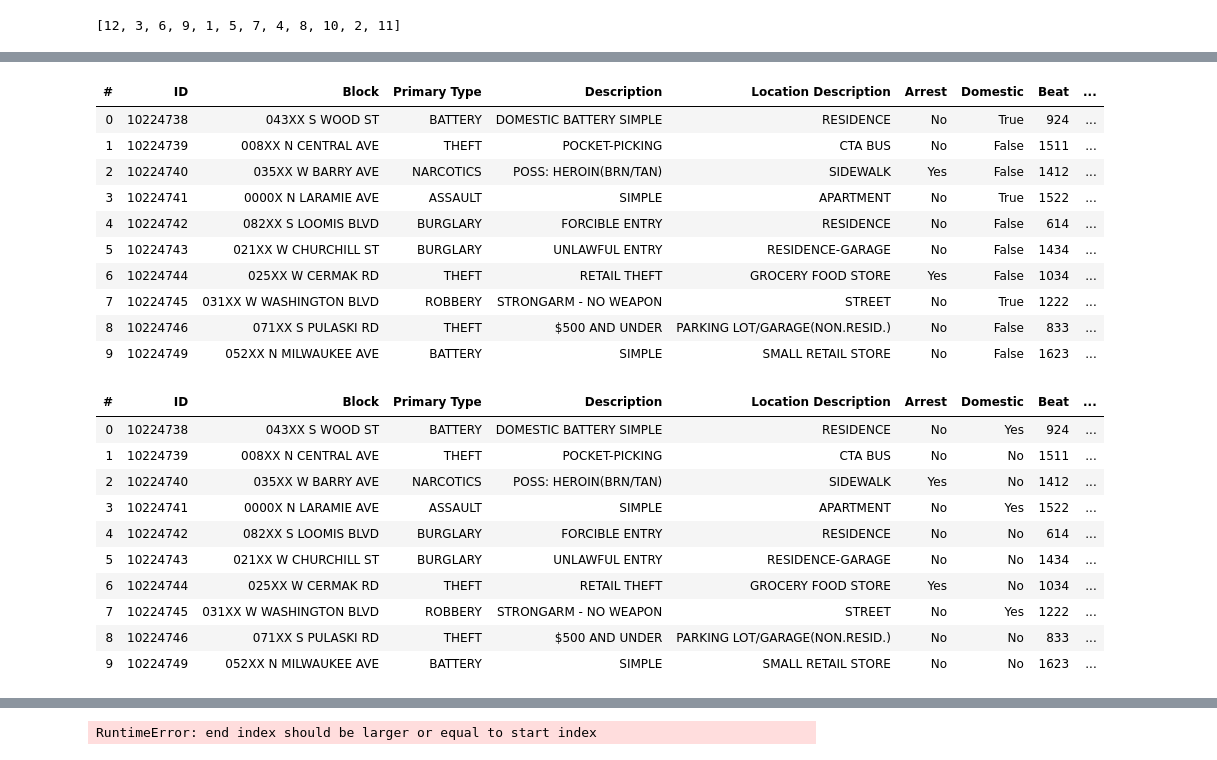
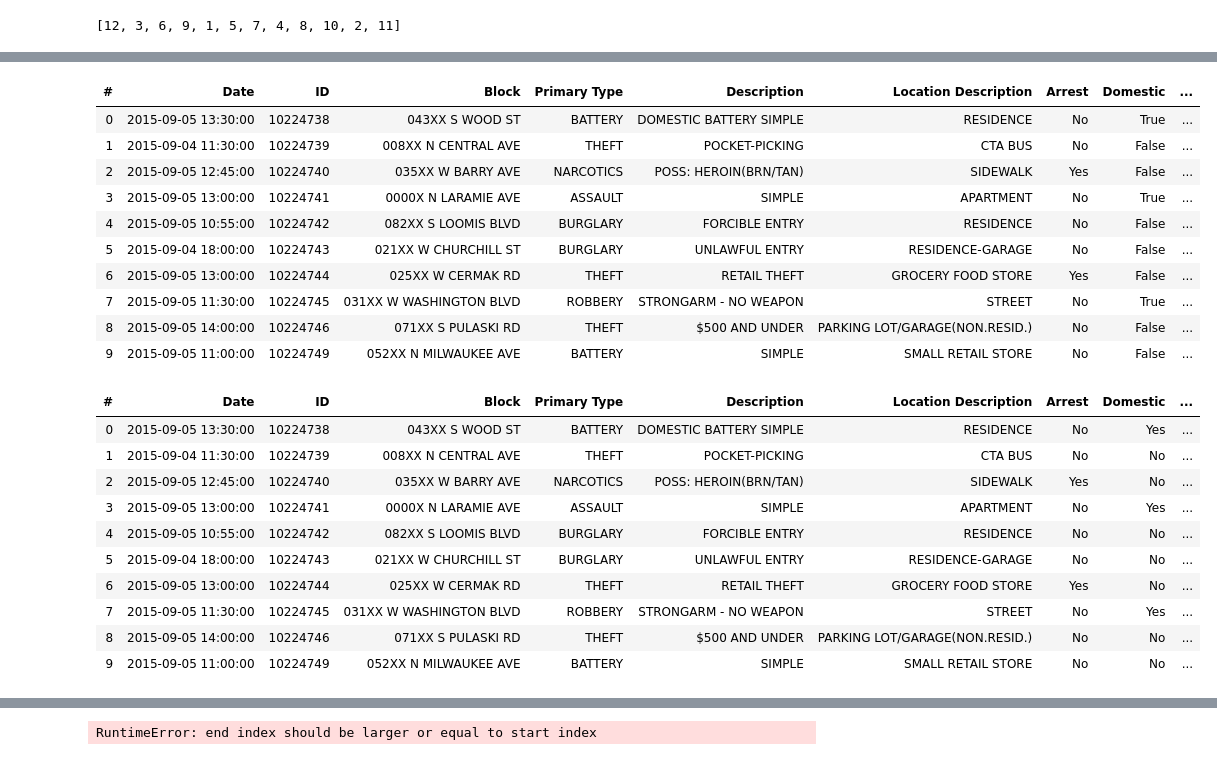
Before and after one commit to Vamshi900/crime_data_visualtion, a Jupyter notebook: crime_files/demo.ipynb, the cells around one changed output, grey strips where cells are left out. Saved outputs shown, nothing was run; the diff lists cells and outputs as text; code cells hidden in the pictures.

```diff
--- a/crime_files/demo.ipynb
+++ b/crime_files/demo.ipynb
@@ -2,5 +2,5 @@
 import vaex as vx
 # %%
 
-data_frame = vx.open("dataset/cleaned_2010.hdf5")
+data_frame = vx.open("./dataset/crime_hdf5/*.hdf5")
 # %%
@@ -19,0 +18,3 @@ data_frame.head()
+# %%
+to_drop=['Date.1','IUCR','X Coordinate','Y Coordinate','Updated On','Ward','Case Number','Community Area' ]
+data_frame.drop(to_drop, inplace=True)
@@ -19,0 +23,3 @@ data_frame.head()
+# %%
+# drop Location column
+data_frame.drop('FBI Code', inplace=True)
@@ -42,30 +97,30 @@ data_frame.head()
 # %%
-data_frame["Arrest"] = data_frame.Arrest.map({'yes': 'Yes', 'no': 'No'})
+data_frame['Arrest'] = data_frame['Arrest'].map({True: 'Yes', False: 'No'})
 data_frame.head()
 # %% [output]
-| # | ID | Block | Primary Type | Description | Location Description | Arrest | Domestic | Beat | ... |
-| 0 | 10224738 | 043XX S WOOD ST | BATTERY | DOMESTIC BATTERY SIMPLE | RESIDENCE | No | True | 924 | ... |
-| 1 | 10224739 | 008XX N CENTRAL AVE | THEFT | POCKET-PICKING | CTA BUS | No | False | 1511 | ... |
-| 2 | 10224740 | 035XX W BARRY AVE | NARCOTICS | POSS: HEROIN(BRN/TAN) | SIDEWALK | Yes | False | 1412 | ... |
-| 3 | 10224741 | 0000X N LARAMIE AVE | ASSAULT | SIMPLE | APARTMENT | No | True | 1522 | ... |
-| 4 | 10224742 | 082XX S LOOMIS BLVD | BURGLARY | FORCIBLE ENTRY | RESIDENCE | No | False | 614 | ... |
-| 5 | 10224743 | 021XX W CHURCHILL ST | BURGLARY | UNLAWFUL ENTRY | RESIDENCE-GARAGE | No | False | 1434 | ... |
-| 6 | 10224744 | 025XX W CERMAK RD | THEFT | RETAIL THEFT | GROCERY FOOD STORE | Yes | False | 1034 | ... |
-| 7 | 10224745 | 031XX W WASHINGTON BLVD | ROBBERY | STRONGARM - NO WEAPON | STREET | No | True | 1222 | ... |
-| 8 | 10224746 | 071XX S PULASKI RD | THEFT | $500 AND UNDER | PARKING LOT/GARAGE(NON.RESID.) | No | False | 833 | ... |
-| 9 | 10224749 | 052XX N MILWAUKEE AVE | BATTERY | SIMPLE | SMALL RETAIL STORE | No | False | 1623 | ... |
+| # | Date | ID | Block | Primary Type | Description | Location Description | Arrest | Domestic | ... |
+| 0 | 2015-09-05 13:30:00 | 10224738 | 043XX S WOOD ST | BATTERY | DOMESTIC BATTERY SIMPLE | RESIDENCE | No | True | ... |
+| 1 | 2015-09-04 11:30:00 | 10224739 | 008XX N CENTRAL AVE | THEFT | POCKET-PICKING | CTA BUS | No | False | ... |
+| 2 | 2015-09-05 12:45:00 | 10224740 | 035XX W BARRY AVE | NARCOTICS | POSS: HEROIN(BRN/TAN) | SIDEWALK | Yes | False | ... |
+| 3 | 2015-09-05 13:00:00 | 10224741 | 0000X N LARAMIE AVE | ASSAULT | SIMPLE | APARTMENT | No | True | ... |
+| 4 | 2015-09-05 10:55:00 | 10224742 | 082XX S LOOMIS BLVD | BURGLARY | FORCIBLE ENTRY | RESIDENCE | No | False | ... |
+| 5 | 2015-09-04 18:00:00 | 10224743 | 021XX W CHURCHILL ST | BURGLARY | UNLAWFUL ENTRY | RESIDENCE-GARAGE | No | False | ... |
+| 6 | 2015-09-05 13:00:00 | 10224744 | 025XX W CERMAK RD | THEFT | RETAIL THEFT | GROCERY FOOD STORE | Yes | False | ... |
+| 7 | 2015-09-05 11:30:00 | 10224745 | 031XX W WASHINGTON BLVD | ROBBERY | STRONGARM - NO WEAPON | STREET | No | True | ... |
+| 8 | 2015-09-05 14:00:00 | 10224746 | 071XX S PULASKI RD | THEFT | $500 AND UNDER | PARKING LOT/GARAGE(NON.RESID.) | No | False | ... |
+| 9 | 2015-09-05 11:00:00 | 10224749 | 052XX N MILWAUKEE AVE | BATTERY | SIMPLE | SMALL RETAIL STORE | No | False | ... |
 # %%
 data_frame["Domestic"] = data_frame.Domestic.map({True: 'Yes', False: 'No'})
 data_frame.head()
 # %% [output]
-| # | ID | Block | Primary Type | Description | Location Description | Arrest | Domestic | Beat | ... |
-| 0 | 10224738 | 043XX S WOOD ST | BATTERY | DOMESTIC BATTERY SIMPLE | RESIDENCE | No | Yes | 924 | ... |
-| 1 | 10224739 | 008XX N CENTRAL AVE | THEFT | POCKET-PICKING | CTA BUS | No | No | 1511 | ... |
-| 2 | 10224740 | 035XX W BARRY AVE | NARCOTICS | POSS: HEROIN(BRN/TAN) | SIDEWALK | Yes | No | 1412 | ... |
-| 3 | 10224741 | 0000X N LARAMIE AVE | ASSAULT | SIMPLE | APARTMENT | No | Yes | 1522 | ... |
-| 4 | 10224742 | 082XX S LOOMIS BLVD | BURGLARY | FORCIBLE ENTRY | RESIDENCE | No | No | 614 | ... |
-| 5 | 10224743 | 021XX W CHURCHILL ST | BURGLARY | UNLAWFUL ENTRY | RESIDENCE-GARAGE | No | No | 1434 | ... |
-| 6 | 10224744 | 025XX W CERMAK RD | THEFT | RETAIL THEFT | GROCERY FOOD STORE | Yes | No | 1034 | ... |
-| 7 | 10224745 | 031XX W WASHINGTON BLVD | ROBBERY | STRONGARM - NO WEAPON | STREET | No | Yes | 1222 | ... |
-| 8 | 10224746 | 071XX S PULASKI RD | THEFT | $500 AND UNDER | PARKING LOT/GARAGE(NON.RESID.) | No | No | 833 | ... |
-| 9 | 10224749 | 052XX N MILWAUKEE AVE | BATTERY | SIMPLE | SMALL RETAIL STORE | No | No | 1623 | ... |
+| # | Date | ID | Block | Primary Type | Description | Location Description | Arrest | Domestic | ... |
+| 0 | 2015-09-05 13:30:00 | 10224738 | 043XX S WOOD ST | BATTERY | DOMESTIC BATTERY SIMPLE | RESIDENCE | No | Yes | ... |
+| 1 | 2015-09-04 11:30:00 | 10224739 | 008XX N CENTRAL AVE | THEFT | POCKET-PICKING | CTA BUS | No | No | ... |
+| 2 | 2015-09-05 12:45:00 | 10224740 | 035XX W BARRY AVE | NARCOTICS | POSS: HEROIN(BRN/TAN) | SIDEWALK | Yes | No | ... |
+| 3 | 2015-09-05 13:00:00 | 10224741 | 0000X N LARAMIE AVE | ASSAULT | SIMPLE | APARTMENT | No | Yes | ... |
+| 4 | 2015-09-05 10:55:00 | 10224742 | 082XX S LOOMIS BLVD | BURGLARY | FORCIBLE ENTRY | RESIDENCE | No | No | ... |
+| 5 | 2015-09-04 18:00:00 | 10224743 | 021XX W CHURCHILL ST | BURGLARY | UNLAWFUL ENTRY | RESIDENCE-GARAGE | No | No | ... |
+| 6 | 2015-09-05 13:00:00 | 10224744 | 025XX W CERMAK RD | THEFT | RETAIL THEFT | GROCERY FOOD STORE | Yes | No | ... |
+| 7 | 2015-09-05 11:30:00 | 10224745 | 031XX W WASHINGTON BLVD | ROBBERY | STRONGARM - NO WEAPON | STREET | No | Yes | ... |
+| 8 | 2015-09-05 14:00:00 | 10224746 | 071XX S PULASKI RD | THEFT | $500 AND UNDER | PARKING LOT/GARAGE(NON.RESID.) | No | No | ... |
+| 9 | 2015-09-05 11:00:00 | 10224749 | 052XX N MILWAUKEE AVE | BATTERY | SIMPLE | SMALL RETAIL STORE | No | No | ... |
```
Also changed, not shown: parts of 11 cells of this notebook.
